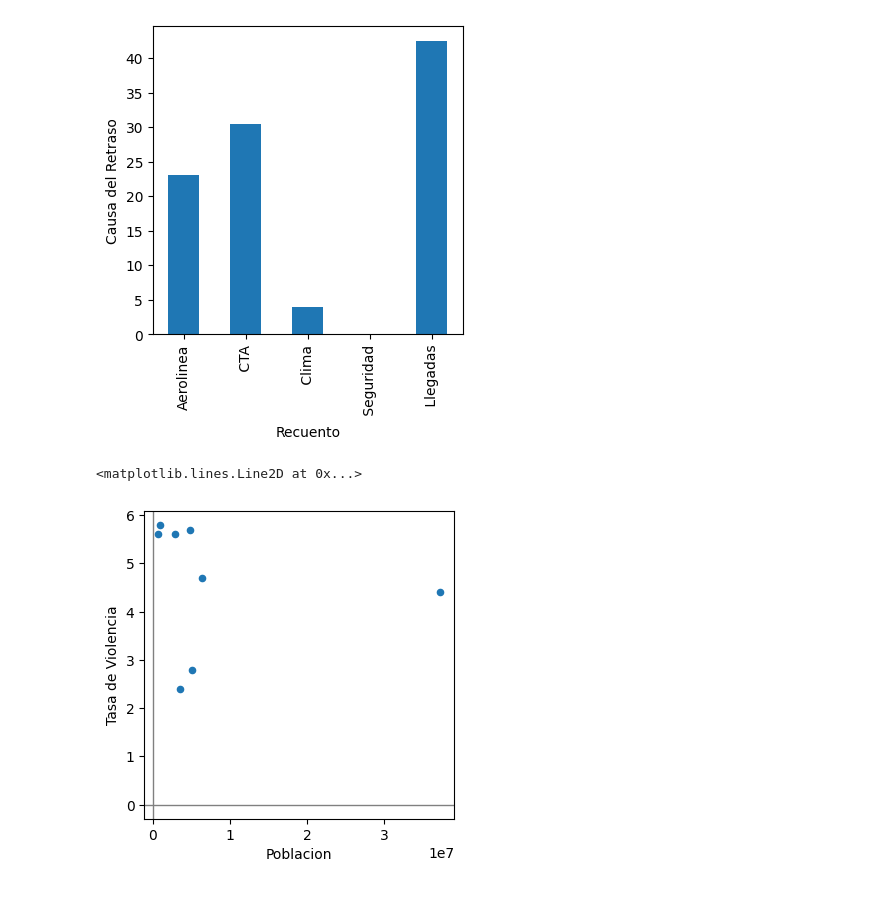
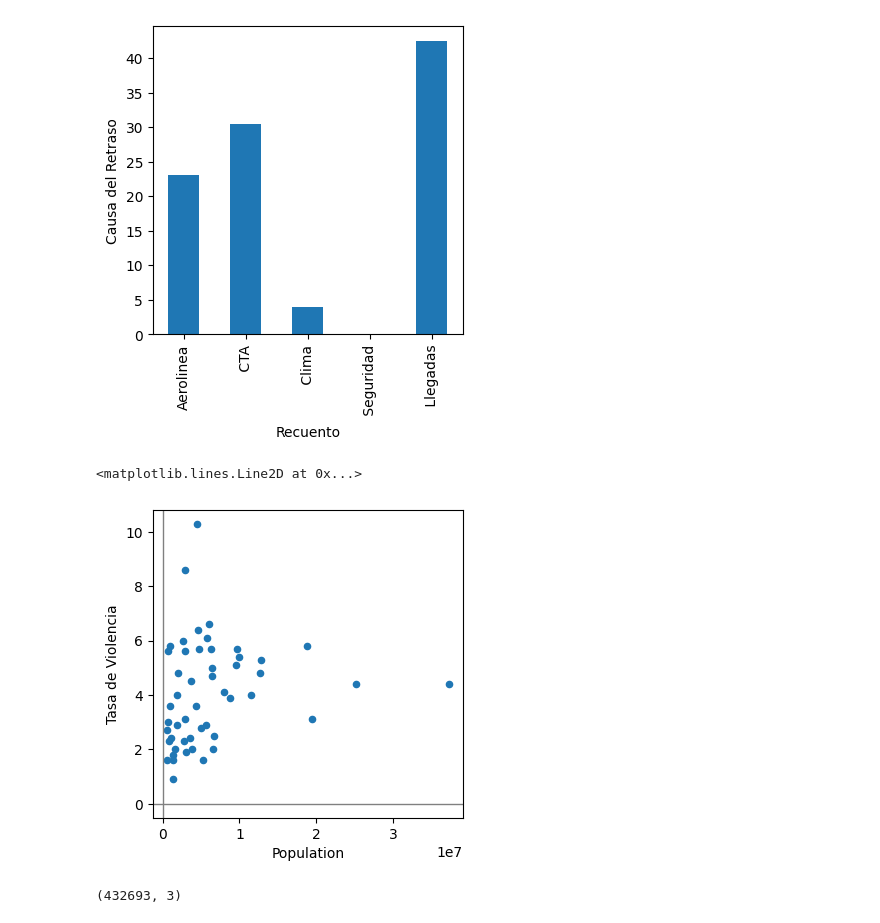
Before and after one commit to mariosantos2003-dot/DataScience, a Jupyter notebook: Exploracion_Binarios_Categoricos.ipynb, the cells around one changed output. Drawn from its saved outputs; the diff is of its cells as text; code cells hidden in the pictures.

```diff
--- a/Exploracion_Binarios_Categoricos.ipynb
+++ b/Exploracion_Binarios_Categoricos.ipynb
@@ -14,14 +15,14 @@ Text(0.5, 0, 'Recuento')
 # %%
 #Generar un grafico de dispersion con pandas y pyth on
 
 state = pd.read_csv("Csv/state.csv")
 
 
-ax = state.plot.scatter(x='Poblacion', y='Tasa', figsize=(4,4))
-ax.set_xlabel("Poblacion")
+ax = state.plot.scatter(x='Population', y='Murder.Rate', figsize=(4,4))
+ax.set_xlabel("Population")
 ax.set_ylabel("Tasa de Violencia")
 ax.axhline(0, color ='grey', lw=1)
 ax.axvline(0, color ='grey', lw=1)
 # %% [output]
 <matplotlib.lines.Line2D at 0x...>
-[figure, old version]
+[figure, new version]
@@ -27,0 +33,8 @@ ax.axvline(0, color ='grey', lw=1)
+# %%
+#Agrupacion Hexagonal en Python
+kc_tax = kc_tax.loc[(kc_tax.TaxAssessedValue<750000) &
+                      (kc_tax.SqFtTotLiving > 100) &
+                      (kc_tax.SqFtTotLiving < 3500), :]
+kc_tax.shape
+# %% [output]
+(432693, 3)
```
Also changed, not shown: parts of 8 cells of this notebook, 21 other files.
